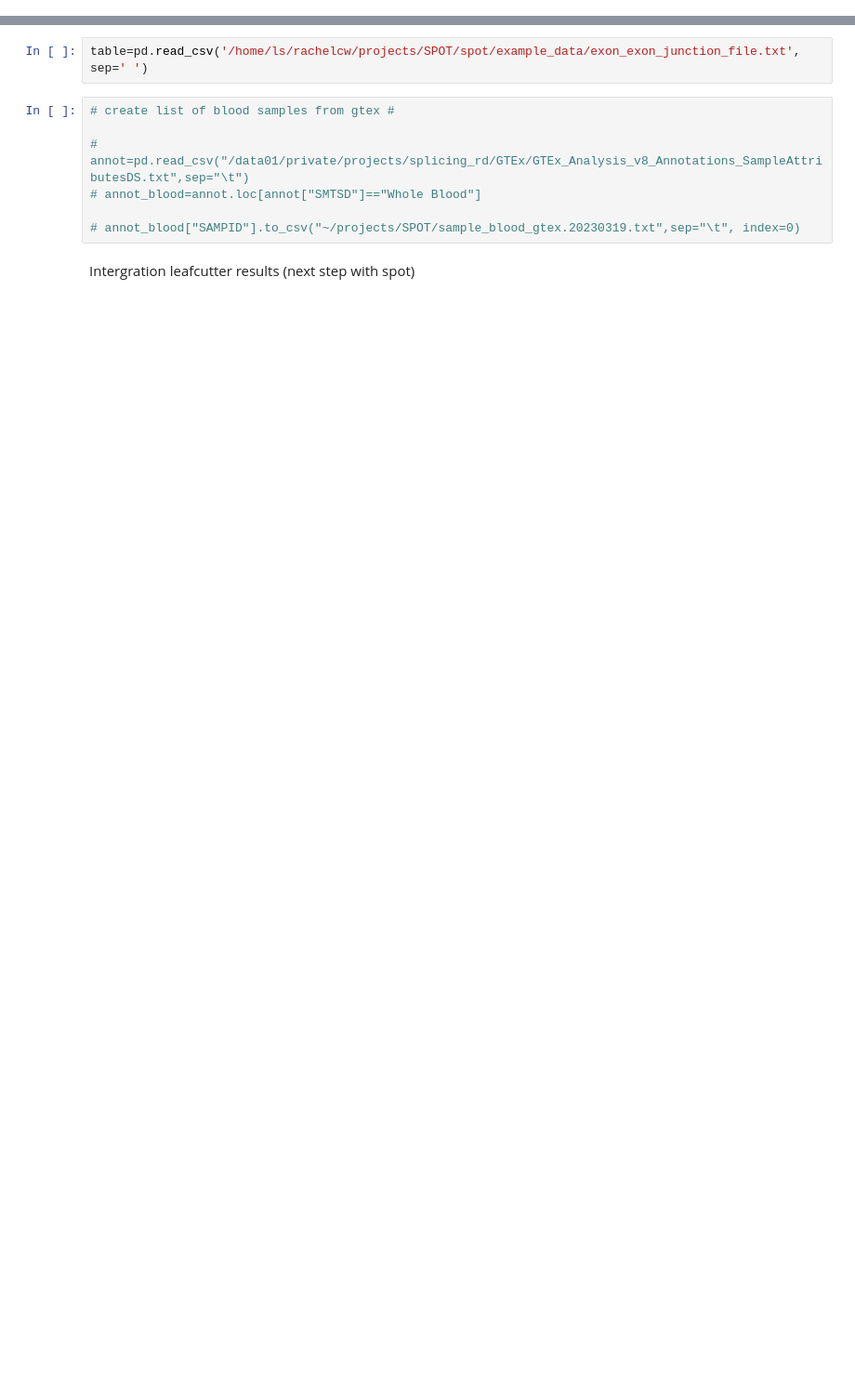
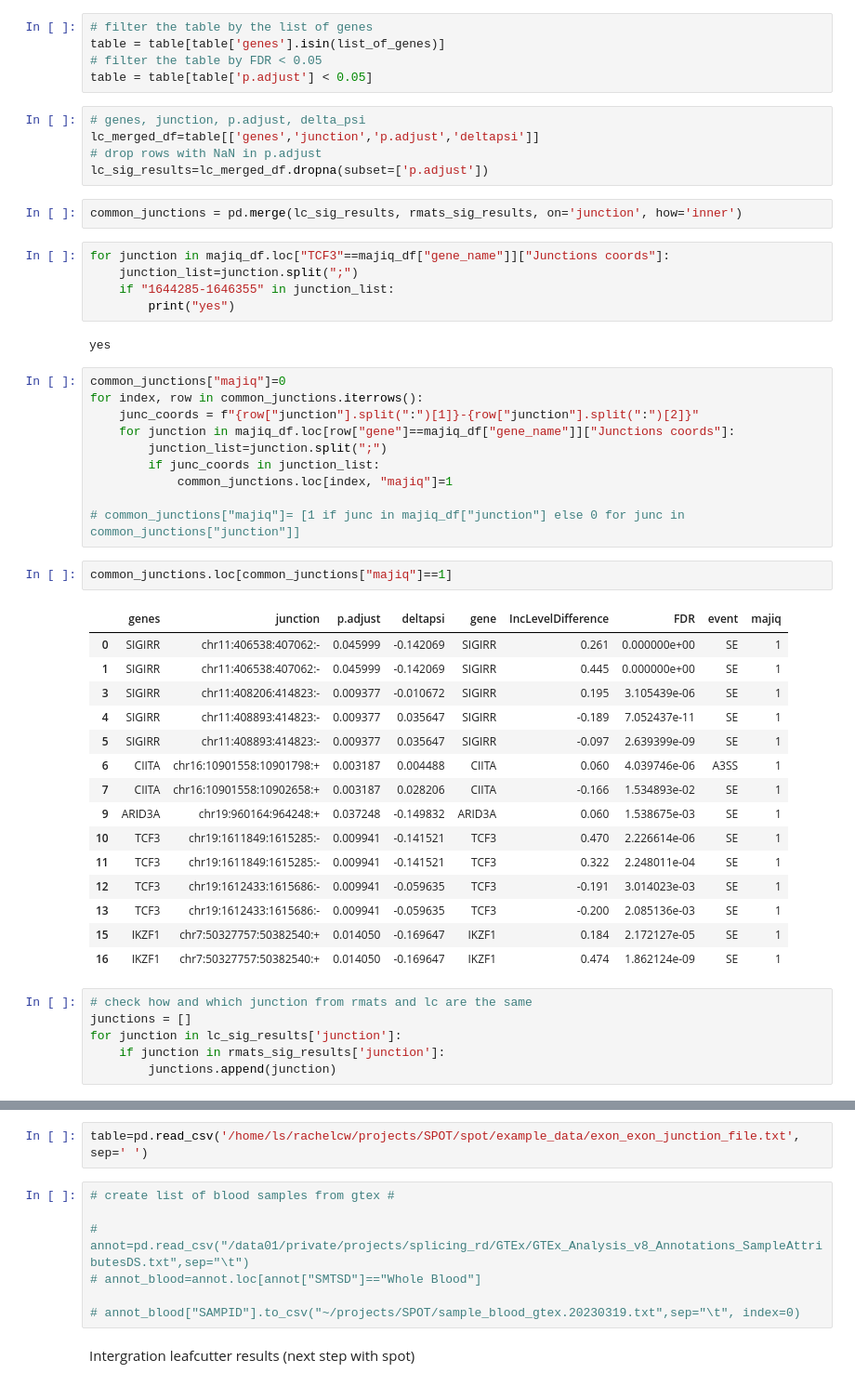
Before and after one commit to rachelcw/rare_disease, a Jupyter notebook: rare_disease.ipynb, the cells around one changed output, grey strips where cells are left out. Shown: that part at 93% size. Saved outputs shown, nothing was run; the diff lists cells and outputs as text; blank space fills up the shorter version.

```diff
--- a/rare_disease.ipynb
+++ b/rare_disease.ipynb
@@ -3,0 +158,53 @@ import pyensembl
+# %%
+# filter the table by the list of genes
+table = table[table['genes'].isin(list_of_genes)]
+# filter the table by FDR < 0.05
+table = table[table['p.adjust'] < 0.05]
+# %%
+# genes, junction, p.adjust, delta_psi
+lc_merged_df=table[['genes','junction','p.adjust','deltapsi']]
+# drop rows with NaN in p.adjust
+lc_sig_results=lc_merged_df.dropna(subset=['p.adjust'])
+# %%
+common_junctions = pd.merge(lc_sig_results, rmats_sig_results, on='junction', how='inner')
+# %%
+for junction in majiq_df.loc["TCF3"==majiq_df["gene_name"]]["Junctions coords"]:
+    junction_list=junction.split(";")
+    if "1644285-1646355" in junction_list:
+        print("yes")
+# %% [output]
+yes
+# %%
+common_junctions["majiq"]=0
+for index, row in common_junctions.iterrows():
+    junc_coords = f"{row["junction"].split(":")[1]}-{row["junction"].split(":")[2]}"
+    for junction in majiq_df.loc[row["gene"]==majiq_df["gene_name"]]["Junctions coords"]:
+        junction_list=junction.split(";")
+        if junc_coords in junction_list:
+            common_junctions.loc[index, "majiq"]=1
+
+# common_junctions["majiq"]= [1 if junc in majiq_df["junction"] else 0 for junc in common_junctions["junction"]]
+# %%
+common_junctions.loc[common_junctions["majiq"]==1]
+# %% [output]
+|  | genes | junction | p.adjust | deltapsi | gene | IncLevelDifference | FDR | event | majiq |
+| 0 | SIGIRR | chr11:406538:407062:- | 0.045999 | -0.142069 | SIGIRR | 0.261 | 0.000000e+00 | SE | 1 |
+| 1 | SIGIRR | chr11:406538:407062:- | 0.045999 | -0.142069 | SIGIRR | 0.445 | 0.000000e+00 | SE | 1 |
+| 3 | SIGIRR | chr11:408206:414823:- | 0.009377 | -0.010672 | SIGIRR | 0.195 | 3.105439e-06 | SE | 1 |
+| 4 | SIGIRR | chr11:408893:414823:- | 0.009377 | 0.035647 | SIGIRR | -0.189 | 7.052437e-11 | SE | 1 |
+| 5 | SIGIRR | chr11:408893:414823:- | 0.009377 | 0.035647 | SIGIRR | -0.097 | 2.639399e-09 | SE | 1 |
+| 6 | CIITA | chr16:10901558:10901798:+ | 0.003187 | 0.004488 | CIITA | 0.060 | 4.039746e-06 | A3SS | 1 |
+| 7 | CIITA | chr16:10901558:10902658:+ | 0.003187 | 0.028206 | CIITA | -0.166 | 1.534893e-02 | SE | 1 |
+| 9 | ARID3A | chr19:960164:964248:+ | 0.037248 | -0.149832 | ARID3A | 0.060 | 1.538675e-03 | SE | 1 |
+| 10 | TCF3 | chr19:1611849:1615285:- | 0.009941 | -0.141521 | TCF3 | 0.470 | 2.226614e-06 | SE | 1 |
+| 11 | TCF3 | chr19:1611849:1615285:- | 0.009941 | -0.141521 | TCF3 | 0.322 | 2.248011e-04 | SE | 1 |
+| 12 | TCF3 | chr19:1612433:1615686:- | 0.009941 | -0.059635 | TCF3 | -0.191 | 3.014023e-03 | SE | 1 |
+| 13 | TCF3 | chr19:1612433:1615686:- | 0.009941 | -0.059635 | TCF3 | -0.200 | 2.085136e-03 | SE | 1 |
+| 15 | IKZF1 | chr7:50327757:50382540:+ | 0.014050 | -0.169647 | IKZF1 | 0.184 | 2.172127e-05 | SE | 1 |
+| 16 | IKZF1 | chr7:50327757:50382540:+ | 0.014050 | -0.169647 | IKZF1 | 0.474 | 1.862124e-09 | SE | 1 |
+# %%
+# check how and which junction from rmats and lc are the same
+junctions = []
+for junction in lc_sig_results['junction']:
+    if junction in rmats_sig_results['junction']:
+        junctions.append(junction)
```
Also changed, not shown: parts of 33 cells of this notebook.
